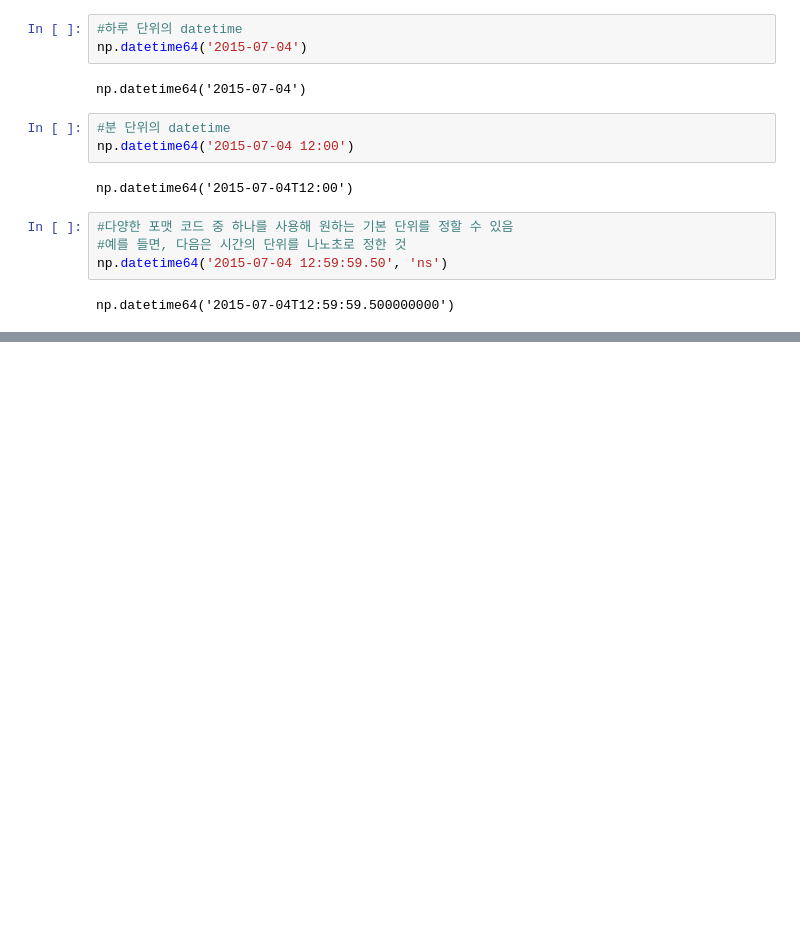
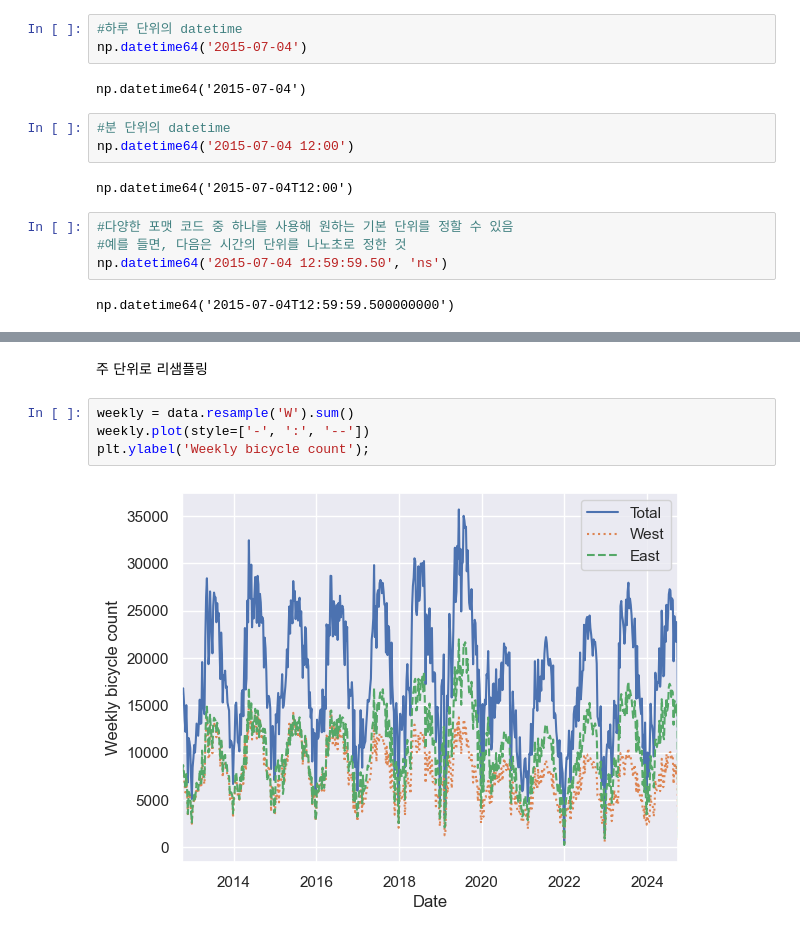
Before and after one commit to iambean-git/K_Digital_8_workspace, a Jupyter notebook: workspace_python_AI/study/chap03/03_11_Working-with-Time-Series.ipynb, the cells around one changed output, grey strips where cells are left out. Saved outputs shown, nothing was run; the diff lists cells and outputs as text; blank space fills up the shorter version.

```diff
--- a/workspace_python_AI/study/chap03/03_11_Working-with-Time-Series.ipynb
+++ b/workspace_python_AI/study/chap03/03_11_Working-with-Time-Series.ipynb
@@ -65,0 +252,8 @@ np.datetime64('2015-07-04T12:59:59.500000000')
+# %% [markdown]
+주 단위로 리샘플링
+# %%
+weekly = data.resample('W').sum()
+weekly.plot(style=['-', ':', '--'])
+plt.ylabel('Weekly bicycle count');
+# %% [output]
+[figure, added]
```
Also changed, not shown: parts of 34 cells of this notebook, 2 other files.
